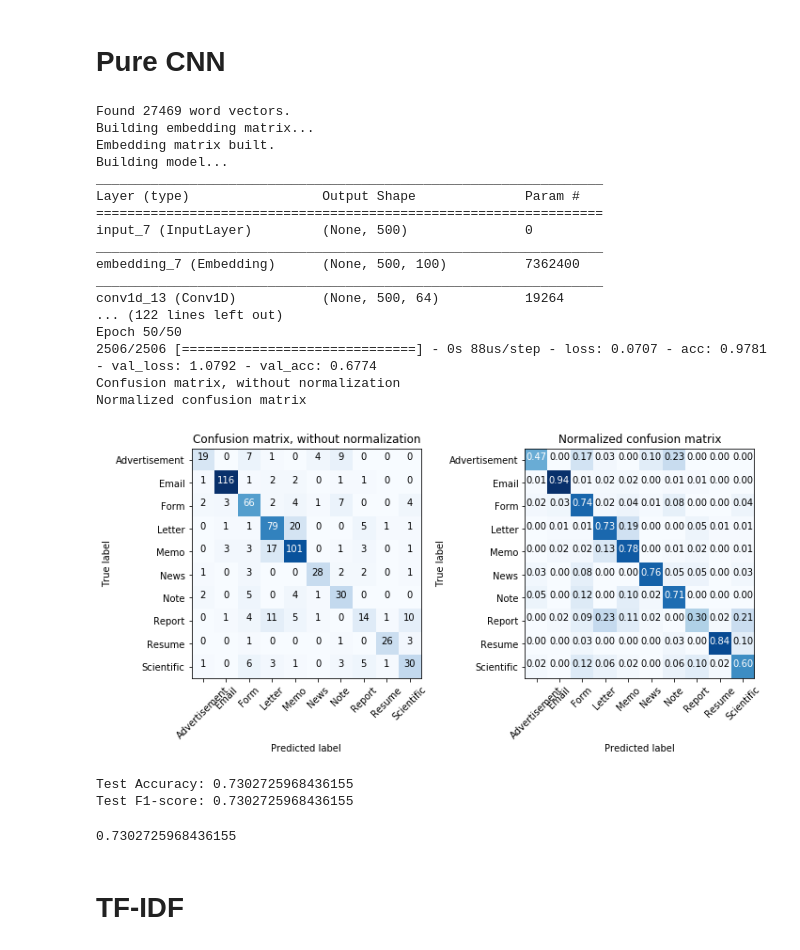
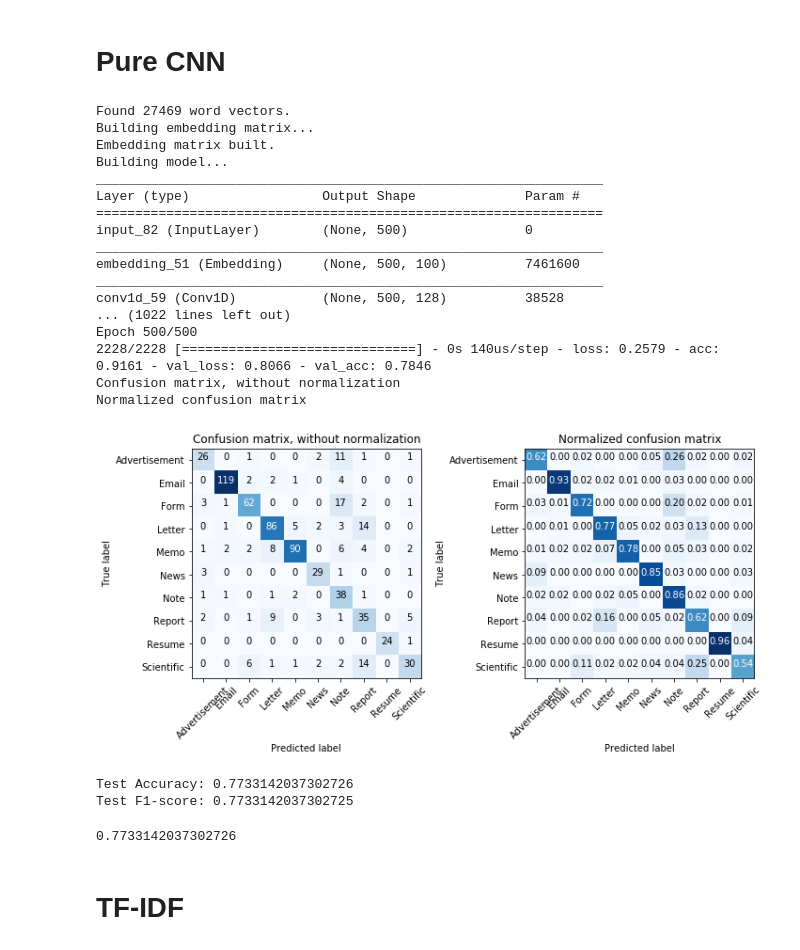
Before and after one commit to Rouen-NLP/final-lab-XUJitao, a Jupyter notebook: Final_Project.ipynb, the cells around one changed output. Drawn from its saved outputs; the diff is of its cells as text; code cells hidden in the pictures.

```diff
--- a/Final_Project.ipynb
+++ b/Final_Project.ipynb
@@ -36,6 +38,9 @@ for repo in list_dir:
     for file in files:
         with open(prefix + file, 'r') as f:
             txt = f.read()
+        txt.replace(',', "").replace('.', "").replace('"', "")
+        txt.replace("'", "").replace('?', '').replace('!', "")
+        txt.replace(':', '').replace(';', '')
         x.append(txt.replace('\n', ' '))
         y.append(repo)
     nbs.append(len(files))
@@ -63,7 +68,7 @@ plt.show()
 # %%
 lens = []
 for i in range(x.shape[0]):
-    line = x[i].replace('\n', ' ').split()
+    line = x[i].split()
     lens.append(len(line))
 plt.figure(figsize=(12, 4))
 plt.subplot(121)
@@ -90,12 +95,12 @@ with open('tobacco_nolabel.txt', 'w') as f:
         f.write(i + '\n')
 # %%
 with open('tobacco_train.txt', 'w') as f:
-    for i in range(x_train.shape[0]):
-        line = x_train[i] + ' __label__' + y_train[i] + '\n'
+    for i in range(x_train_orig.shape[0]):
+        line = x_train_orig[i] + ' __label__' + y_train_orig[i] + '\n'
         f.write(line)
 with open('tobacco_test.txt', 'w') as f:
-    for i in range(x_test.shape[0]):
-        line = x_test[i] + ' __label__' + y_test[i] + '\n'
+    for i in range(x_test_orig.shape[0]):
+        line = x_test_orig[i] + ' __label__' + y_test_orig[i] + '\n'
         f.write(line)
 # %% [markdown]
 # Example of processed data
@@ -370,9 +354,9 @@ def get_model(embedding_matrix, word_index, print_sum=True):
     model = Dropout(0.5)(model)
     model = MaxPooling1D(pool_size=2)(model)
     #model = Flatten()(model)
-    model = LSTM(128, dropout=0.5, recurrent_dropout=0.5)(model)
-    model = Dense(512, activation='relu')(model)
-    model = Dropout(0.5)(model)
+    model = LSTM(64, dropout=0.3, recurrent_dropout=0.3)(model)
+    #model = Dense(512, activation='relu')(model)
+    #model = Dropout(0.5)(model)
     model = Dense(NUM_CLASS, activation="softmax")(model)
     model = Model(inputs=inp, outputs=model)
 
@@ -426,59 +410,49 @@ def get_model(embedding_matrix, word_index, print_sum=True):
                       weights=[embedding_matrix],
                       input_length=MAX_TEXT_LENGTH,
                       trainable=False)(inp)
 
-    #model = Dropout(0.2)(model)
+    model = Conv1D(filters=128, kernel_size=3, padding='same', activation='relu')(model)
+    model = Dropout(0.8)(model)
+    model = MaxPooling1D(pool_size=2)(model)
     model = Conv1D(filters=64, kernel_size=3, padding='same', activation='relu')(model)
-    model = Dropout(0.5)(model)
-    #model = MaxPooling1D(pool_size=2)(model)
-    #model = Dropout(0.5)(model)
-    #model = Conv1D(filters=256, kernel_size=3, padding='same', activation='relu')(model)
+    model = Dropout(0.8)(model)
+    #model = Conv1D(filters=32, kernel_size=3, padding='same', activation='relu')(model)
     #model = Dropout(0.5)(model)
     model = MaxPooling1D(pool_size=2)(model)
-    model = Conv1D(filters=64, kernel_size=3, padding='same', activation='relu')(model)
-    model = Dropout(0.5)(model)
-    #model = Conv1D(filters=128, kernel_size=3, padding='same', activation='relu')(model)
-    #model = Dropout(0.5)(model)
-    model = MaxPooling1D(pool_size=2)(model)
-    #model = Conv1D(filters=32, kernel_size=3, padding='same', activation='relu')(model)
-    #model = Dropout(0.5)(model)
-    #model = Conv1D(filters=64, kernel_size=3, padding='same', activation='relu')(model)
-    #model = Dropout(0.5)(model)
-    #model = MaxPooling1D(pool_size=2)(model)
     model = Flatten()(model)
     model = Dense(512, activation='relu')(model)
-    model = Dropout(0.5)(model)
+    model = Dropout(0.9)(model)
     model = Dense(NUM_CLASS, activation="softmax")(model)
     model = Model(inputs=inp, outputs=model)
 
     model.compile(loss='categorical_crossentropy', optimizer='adam', metrics=['accuracy'])
     if print_sum:
         model.summary()
     return model
 
 evaluation(vectors_file_path, print_sum=True, plot_mat=True)
 # %% [output]
 Found 27469 word vectors.
 Building embedding matrix...
 Embedding matrix built.
 Building model...
 _________________________________________________________________
 Layer (type)                 Output Shape              Param #
 =================================================================
-input_7 (InputLayer)         (None, 500)               0
+input_82 (InputLayer)        (None, 500)               0
 _________________________________________________________________
-embedding_7 (Embedding)      (None, 500, 100)          7362400
+embedding_51 (Embedding)     (None, 500, 100)          7461600
 _________________________________________________________________
-conv1d_13 (Conv1D)           (None, 500, 64)           19264
-... (122 lines left out)
-Epoch 50/50
-2506/2506 [==============================] - 0s 88us/step - loss: 0.0707 - acc: 0.9781 - val_loss: 1.0792 - val_acc: 0.6774
+conv1d_59 (Conv1D)           (None, 500, 128)          38528
+... (1022 lines left out)
+Epoch 500/500
+2228/2228 [==============================] - 0s 140us/step - loss: 0.2579 - acc: 0.9161 - val_loss: 0.8066 - val_acc: 0.7846
 Confusion matrix, without normalization
 Normalized confusion matrix
-[figure, old version]
+[figure, new version]
-Test Accuracy: 0.7302725968436155
-Test F1-score: 0.7302725968436155
+Test Accuracy: 0.7733142037302726
+Test F1-score: 0.7733142037302725
-0.7302725968436155
+0.7733142037302726
 # %% [markdown]
 # TF-IDF
 # %%
```
Also changed, not shown: parts of 30 cells of this notebook, 4 other files.
